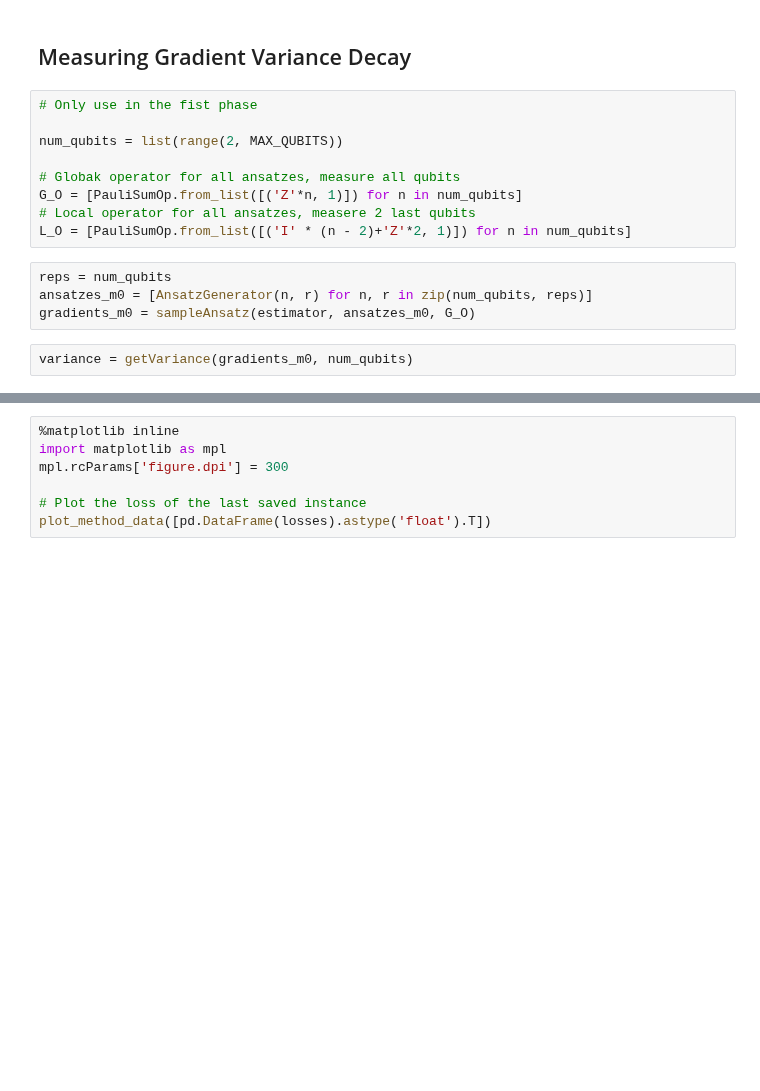
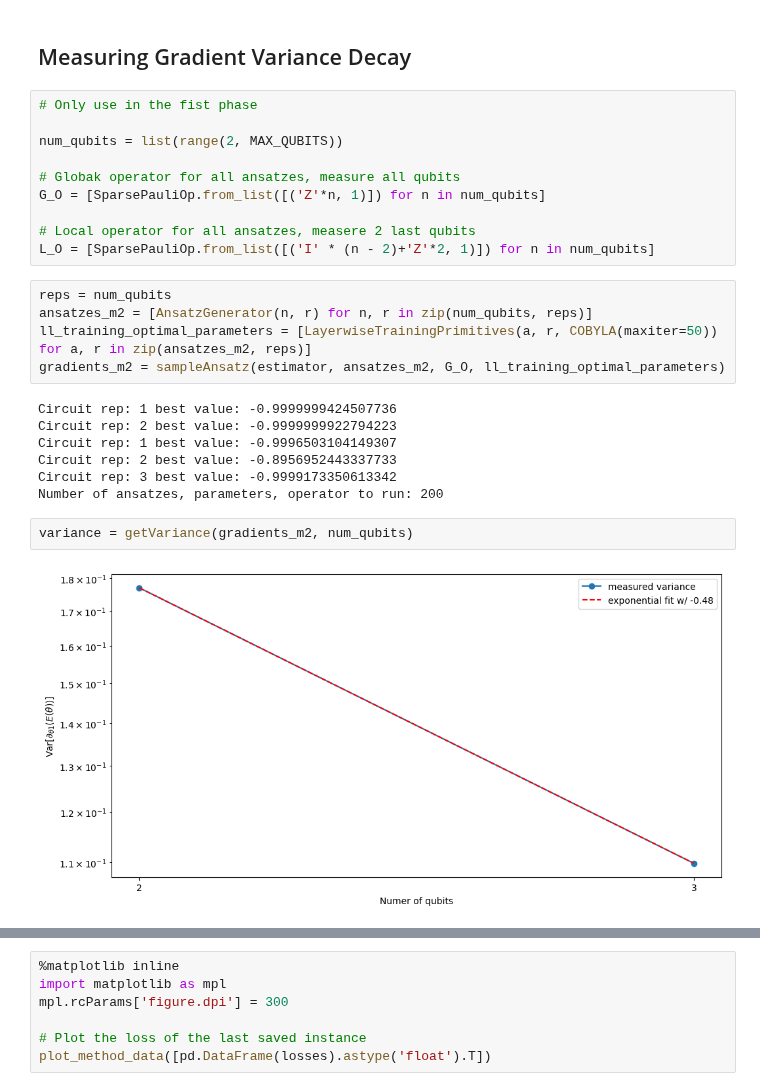
Before and after one commit to NNCT2904/VQA-Notes-v2, a Jupyter notebook: TrainEpochM2.ipynb, the cells around one changed output, grey strips where cells are left out. Cells and saved outputs as stored; diff of their text form; blank space fills up the shorter version.

Commit message:
Rework LLminimise to adapt Estimator from QISKIT

```diff
--- a/TrainEpochM2.ipynb
+++ b/TrainEpochM2.ipynb
@@ -43,12 +43,23 @@ estimator = Estimator()
 num_qubits = list(range(2, MAX_QUBITS))
 
 # Globak operator for all ansatzes, measure all qubits
-G_O = [PauliSumOp.from_list([('Z'*n, 1)]) for n in num_qubits]
+G_O = [SparsePauliOp.from_list([('Z'*n, 1)]) for n in num_qubits]
+
 # Local operator for all ansatzes, measere 2 last qubits
-L_O = [PauliSumOp.from_list([('I' * (n - 2)+'Z'*2, 1)]) for n in num_qubits]
+L_O = [SparsePauliOp.from_list([('I' * (n - 2)+'Z'*2, 1)]) for n in num_qubits]
 # %%
 reps = num_qubits
-ansatzes_m0 = [AnsatzGenerator(n, r) for n, r in zip(num_qubits, reps)]
-gradients_m0 = sampleAnsatz(estimator, ansatzes_m0, G_O)
+ansatzes_m2 = [AnsatzGenerator(n, r) for n, r in zip(num_qubits, reps)]
+ll_training_optimal_parameters = [LayerwiseTrainingPrimitives(a, r, COBYLA(maxiter=50)) for a, r in zip(ansatzes_m2, reps)]
+gradients_m2 = sampleAnsatz(estimator, ansatzes_m2, G_O, ll_training_optimal_parameters)
+# %% [output]
+Circuit rep: 1 best value: -0.9999999424507736
+Circuit rep: 2 best value: -0.9999999922794223
+Circuit rep: 1 best value: -0.9996503104149307
+Circuit rep: 2 best value: -0.8956952443337733
+Circuit rep: 3 best value: -0.9999173350613342
+Number of ansatzes, parameters, operator to run: 200
 # %%
-variance = getVariance(gradients_m0, num_qubits)
+variance = getVariance(gradients_m2, num_qubits)
+# %% [output]
+[figure, added]
```
Also changed, not shown: parts of 10 cells of this notebook, 5 other files.
